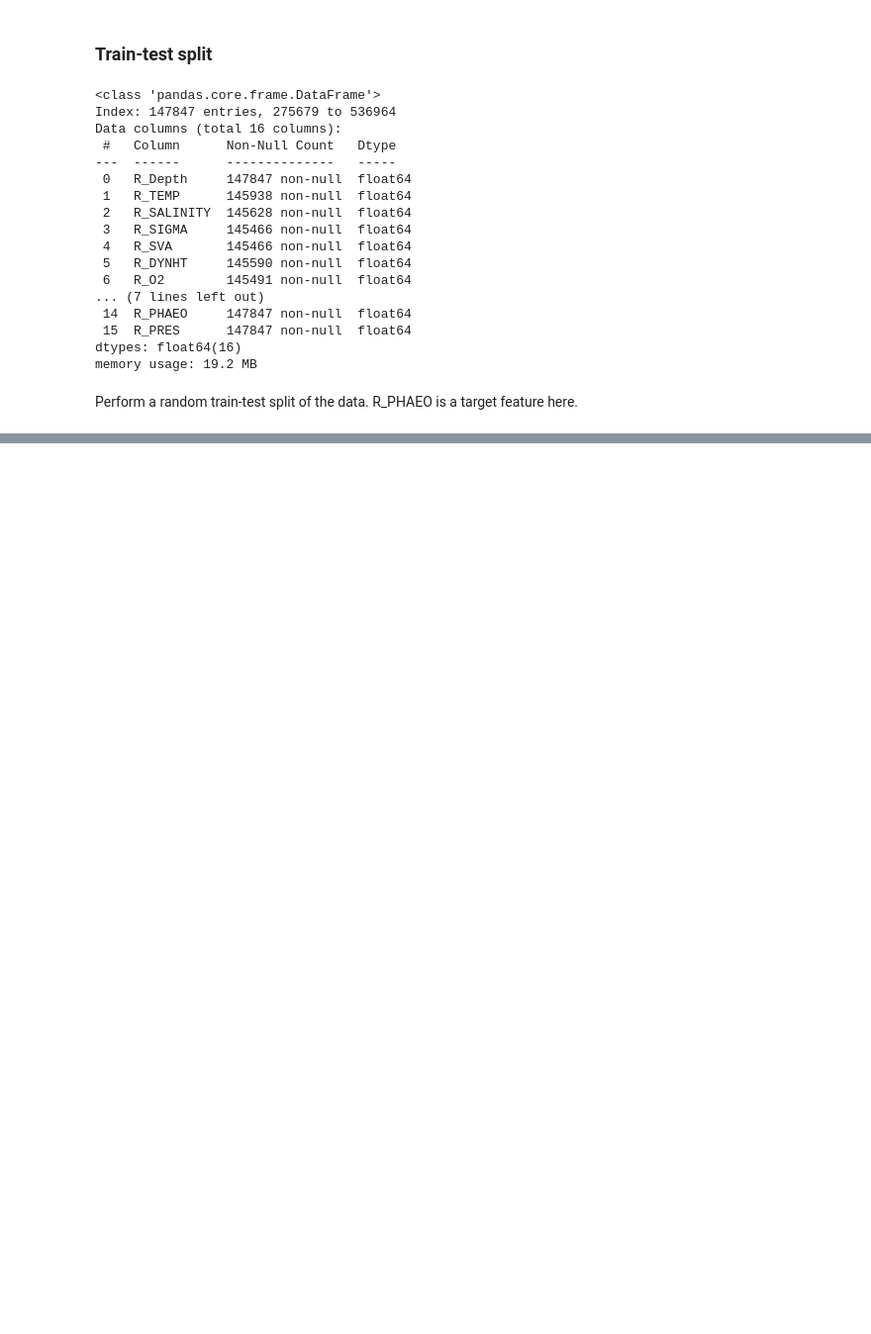
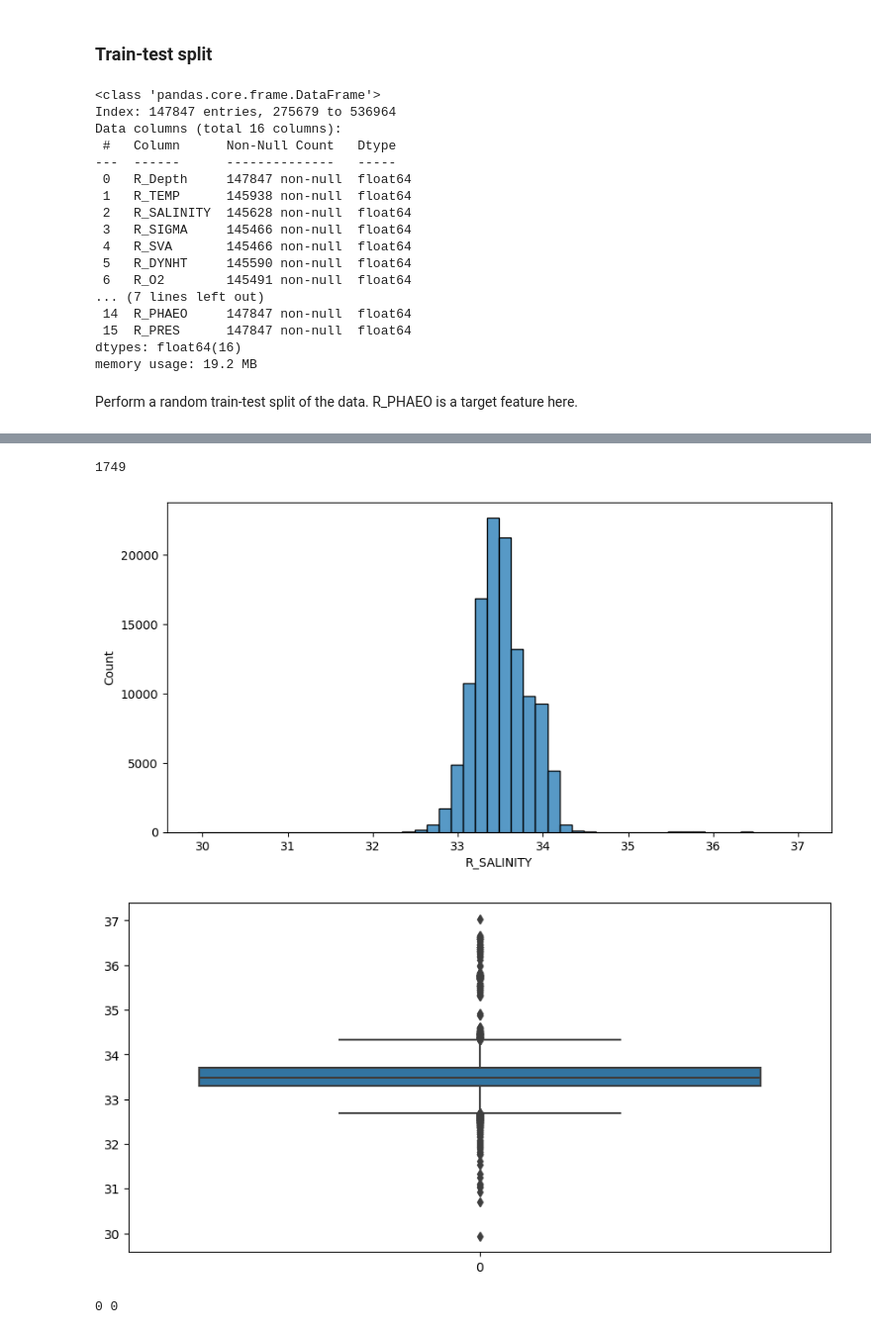
Before and after one commit to AndreiShelest/CalCOFI, a Jupyter notebook: notebooks/02.split-impute-explore.ipynb, the cells around one changed output, grey strips where cells are left out. Shown at 99% size. Drawn from its saved outputs; the diff is of its cells as text; code cells hidden in the pictures; blank space fills up the shorter version.

```diff
--- a/notebooks/02.split-impute-explore.ipynb
+++ b/notebooks/02.split-impute-explore.ipynb
@@ -113,0 +148,10 @@ hist_plot(y_train[y_train < y_train.quantile(0.99)])
+# %%
+bottle_df_train['R_SALINITY'].isnull().sum()
+# %% [output]
+1749
+# %%
+hist_plot(bottle_df_train['R_SALINITY'])
+box_plot(bottle_df_train['R_SALINITY'])
+# %% [output]
+[figure, added]
+[figure, added]
@@ -113,0 +170,4 @@ hist_plot(y_train[y_train < y_train.quantile(0.99)])
+# %%
+print(bottle_df_train['R_SALINITY'].isnull().sum(), bottle_df_test['R_SALINITY'].isnull().sum())
+# %% [output]
+0 0
```
Also changed, not shown: parts of 28 cells of this notebook.
